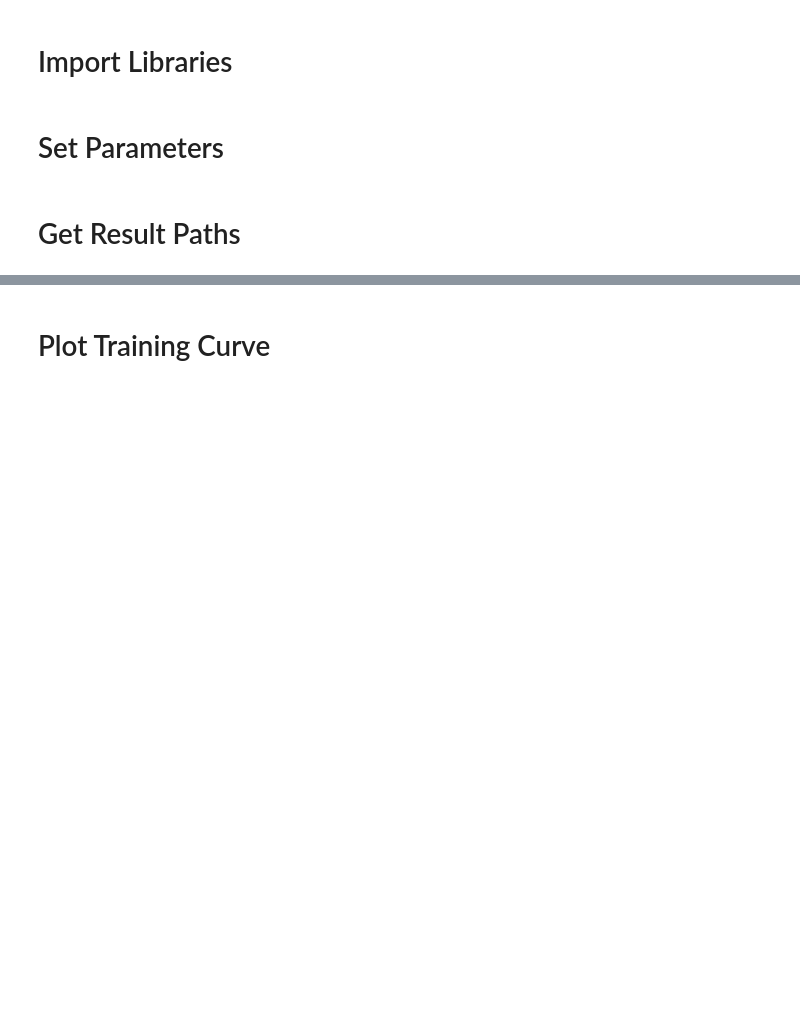
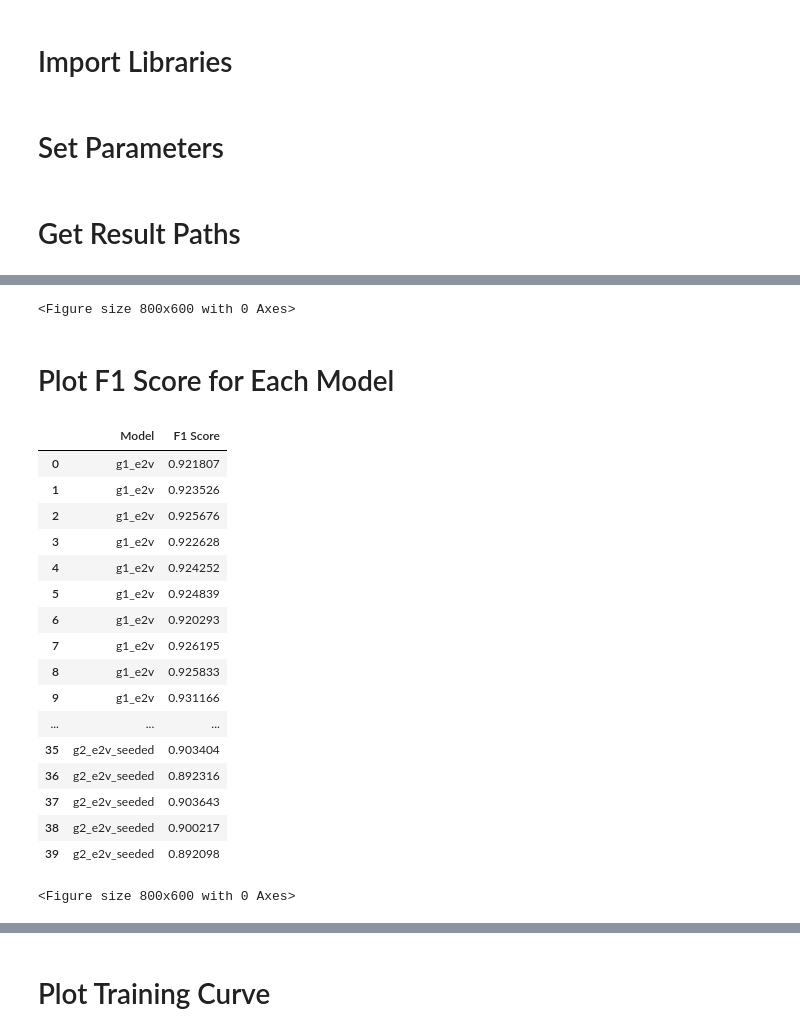
Before and after one commit to rosazwart/XAIFO-ThesisProject, a Jupyter notebook: prediction_analyser.ipynb, the cells around one changed output, grey strips where cells are left out. Cells and saved outputs as stored; diff of their text form; code cells hidden in the pictures; blank space fills up the shorter version.

```diff
--- a/prediction_analyser.ipynb
+++ b/prediction_analyser.ipynb
@@ -59,0 +192,47 @@ A total of 10 runs will be included in the analysis.
+# %%
+fig, ax = plt.subplots(figsize=(8, 6))
+ax.set_title(f'ROC TPR/ROC FPR Distribution over Each Run for Each Model')
+sns.scatterplot(data=roc_curve_all_runs_all_models, x="ROC FPR", y="ROC TPR", hue="Model", s=1)
+ax.set_xlabel('False Positive Rate')
+ax.set_ylabel('True Positive Rate')
+ax.legend(markerscale=10)
+
+fig.savefig(f'{curr_output_dir}/roc_curves.png', bbox_inches='tight')
+fig.clear()
+# %% [output]
+<Figure size 800x600 with 0 Axes>
+# %% [markdown]
+# Plot F1 Score for Each Model
+# %%
+f1_scores_all_runs_all_models = pd.DataFrame(f1_scores_all_runs_all_models)
+f1_scores_all_runs_all_models
+# %% [output]
+|  | Model | F1 Score |
+| 0 | g1_e2v | 0.921807 |
+| 1 | g1_e2v | 0.923526 |
+| 2 | g1_e2v | 0.925676 |
+| 3 | g1_e2v | 0.922628 |
+| 4 | g1_e2v | 0.924252 |
+| 5 | g1_e2v | 0.924839 |
+| 6 | g1_e2v | 0.920293 |
+| 7 | g1_e2v | 0.926195 |
+| 8 | g1_e2v | 0.925833 |
+| 9 | g1_e2v | 0.931166 |
+| ... | ... | ... |
+| 35 | g2_e2v_seeded | 0.903404 |
+| 36 | g2_e2v_seeded | 0.892316 |
+| 37 | g2_e2v_seeded | 0.903643 |
+| 38 | g2_e2v_seeded | 0.900217 |
+| 39 | g2_e2v_seeded | 0.892098 |
+# %%
+fig, ax = plt.subplots(figsize=(8, 6))
+ax.set_title(f'F1 Scores Overview for Each Model')
+sns.barplot(f1_scores_all_runs_all_models, x="Model", y="F1 Score", errorbar="sd", color='cornflowerblue')
+ax.bar_label(ax.containers[0], fontsize=10)
+ax.set_xlabel('Model Variant')
+ax.set_ylabel('F1 Score')
+
+fig.savefig(f'{curr_output_dir}/f1_scores.png', bbox_inches='tight')
+fig.clear()
+# %% [output]
+<Figure size 800x600 with 0 Axes>
```
Also changed, not shown: parts of 26 cells of this notebook, 20 other files.
